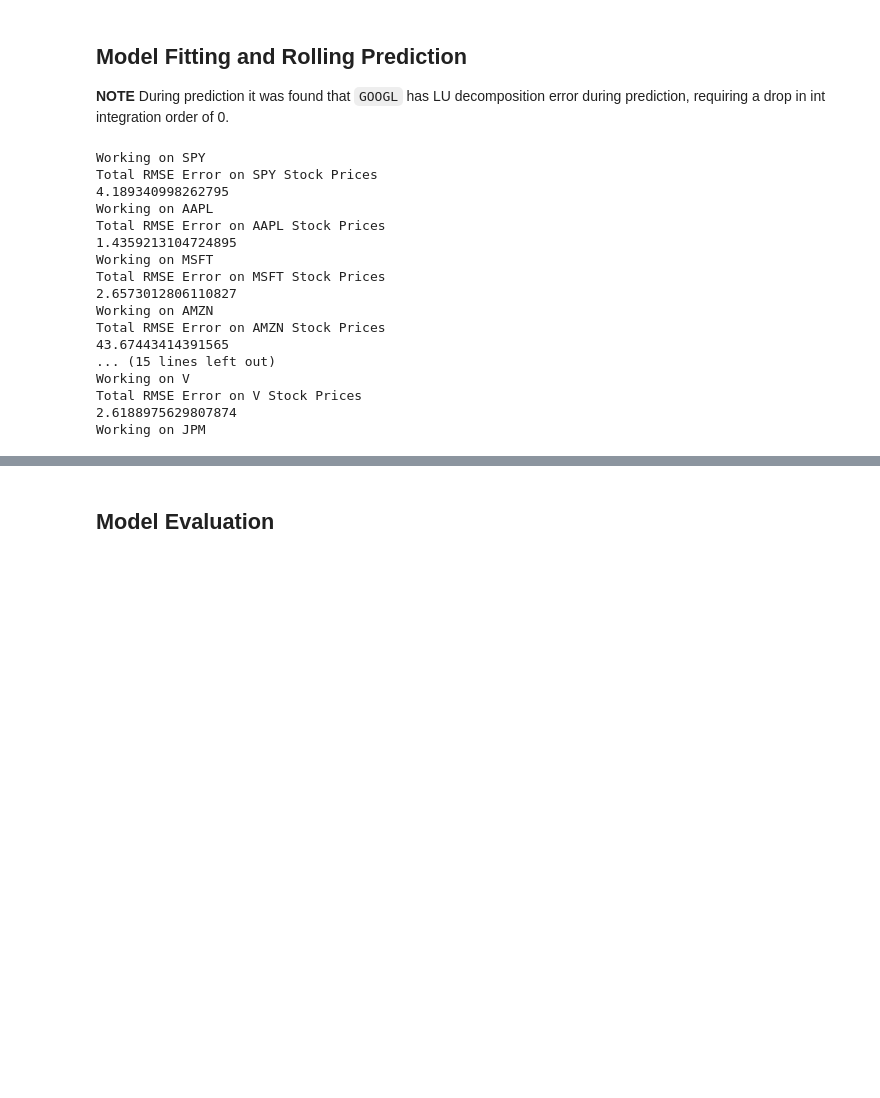
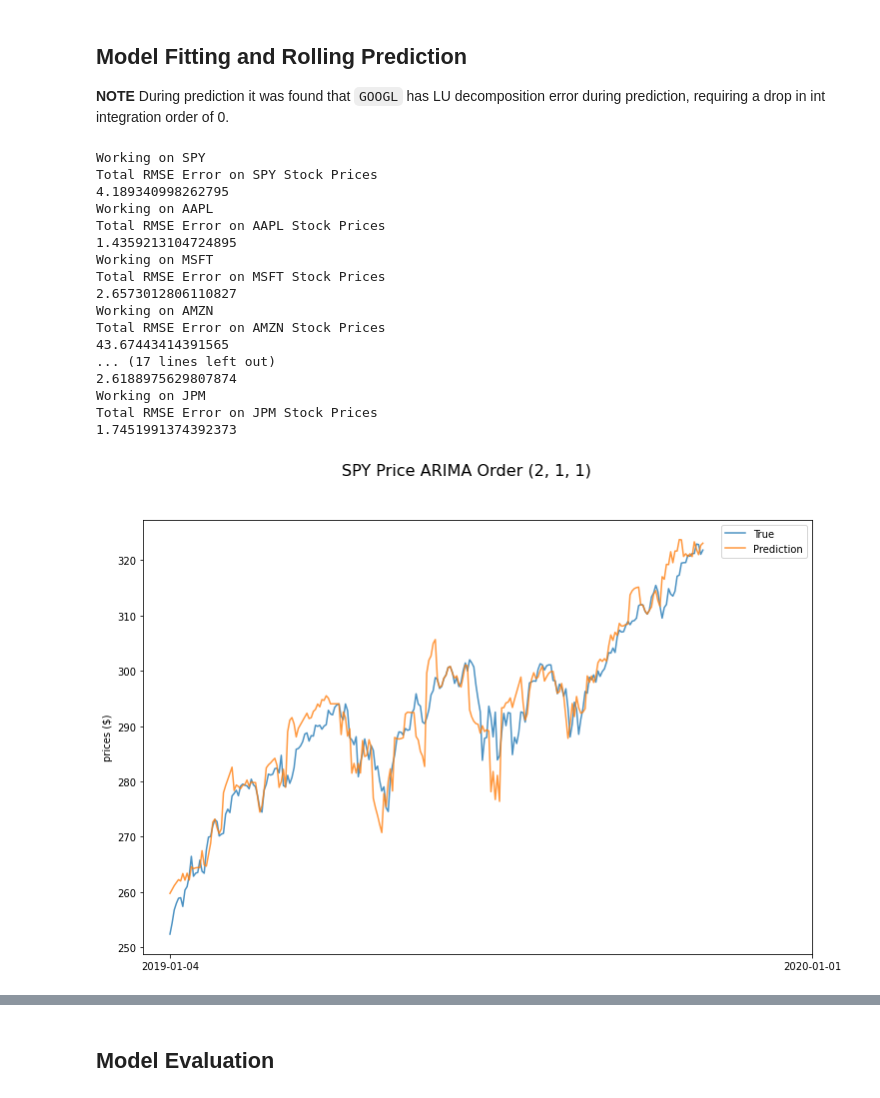
Before and after one commit to yunghanjeong/fitsnbits, a Jupyter notebook: fitsnbits.ipynb, the cells around one changed output, grey strips where cells are left out. Cells and saved outputs as stored; diff of their text form; code cells hidden in the pictures; blank space fills up the shorter version.

Commit message:
updated graph, added presentation

```diff
--- a/fitsnbits.ipynb
+++ b/fitsnbits.ipynb
@@ -186,6 +190,9 @@ ARIMA_orders
 # update google
 ARIMA_orders["GOOGL"] = [2, 0, 1]
 # %%
+#initialize rmse value storage
+rmse_dict = {}
+
 for key, values in ARIMA_orders.items():
     print("Working on {}".format(key))
     # get dataframe for relevant stocks
@@ -195,7 +202,7 @@ for key, values in ARIMA_orders.items():
 
     #intialize variables for rolling prediction
     rolling_pred = pd.Series(dtype="float64")
-    rmse_dict = {}
+
     given_length = 25
     prediction_length = 5
     index=0
@@ -217,7 +224,7 @@ for key, values in ARIMA_orders.items():
 
     #save model
     model_save_path = f"models/{key}_arima.pickle"
-    res_arma.save(model_save_path)
+    #res_arma.save(model_save_path) #uncomment to save
 
     #reset indexes for plotting
     rolling_pred = rolling_pred.reset_index().drop(columns="index")
@@ -230,35 +237,36 @@ for key, values in ARIMA_orders.items():
     #save RMSE
     rmse_dict[key] = error
 
     #plot result
     fig, ax = plt.subplots(figsize=(12,8))
 
     stock = f"{key} Price"
     arima_order = f"ARIMA Order ({p}, {d}, {q})"
 
-    ax.plot(stock_df[rolling_pred.index[0]:], label="whole", alpha=0.8)
+    ax.plot(stock_df[rolling_pred.index[0]:], label="True", alpha=0.8)
     ax.plot(rolling_pred, label="Prediction", alpha=0.8)
     ax.set_ylabel("prices ($)")
     ax.set_xticks([0, 300])
     ax.set_xticklabels([analysis_date_start, analysis_date_end])
     fig.suptitle(" ".join([stock, arima_order]), size = 16)
     plt.legend()
-    plt.savefig("images/{}_prediction.png".format(key))
+    plt.savefig("images/{}_prediction.png".format(key)) #uncomment to save
 # %% [output]
 Working on SPY
 Total RMSE Error on SPY Stock Prices
 4.189340998262795
 Working on AAPL
 Total RMSE Error on AAPL Stock Prices
 1.4359213104724895
 Working on MSFT
 Total RMSE Error on MSFT Stock Prices
 2.6573012806110827
 Working on AMZN
 Total RMSE Error on AMZN Stock Prices
 43.67443414391565
-... (15 lines left out)
-Working on V
-Total RMSE Error on V Stock Prices
+... (17 lines left out)
 2.6188975629807874
 Working on JPM
+Total RMSE Error on JPM Stock Prices
+1.7451991374392373
+[figure, added]
```
Also changed, not shown: parts of 7 cells of this notebook, 12 other files.
